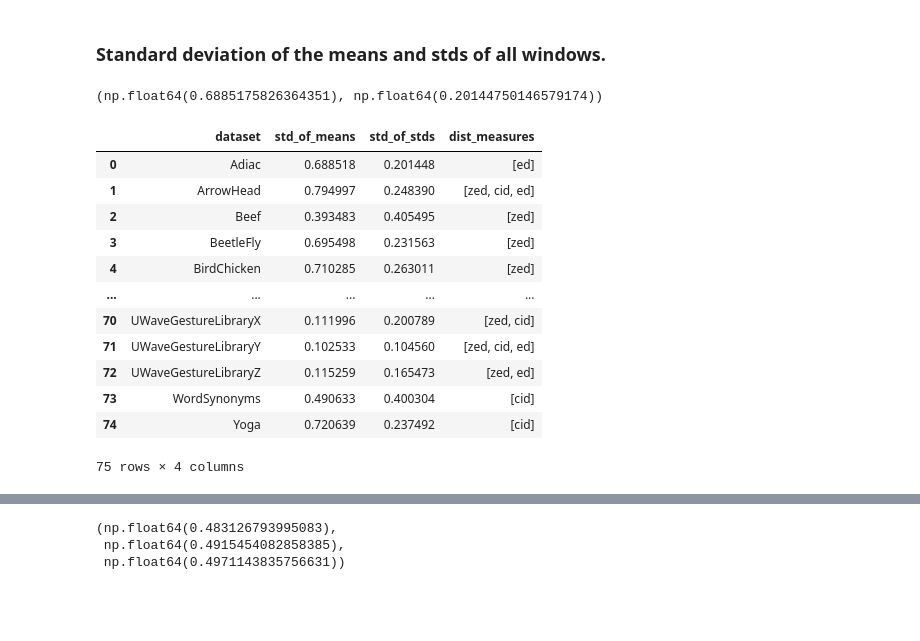
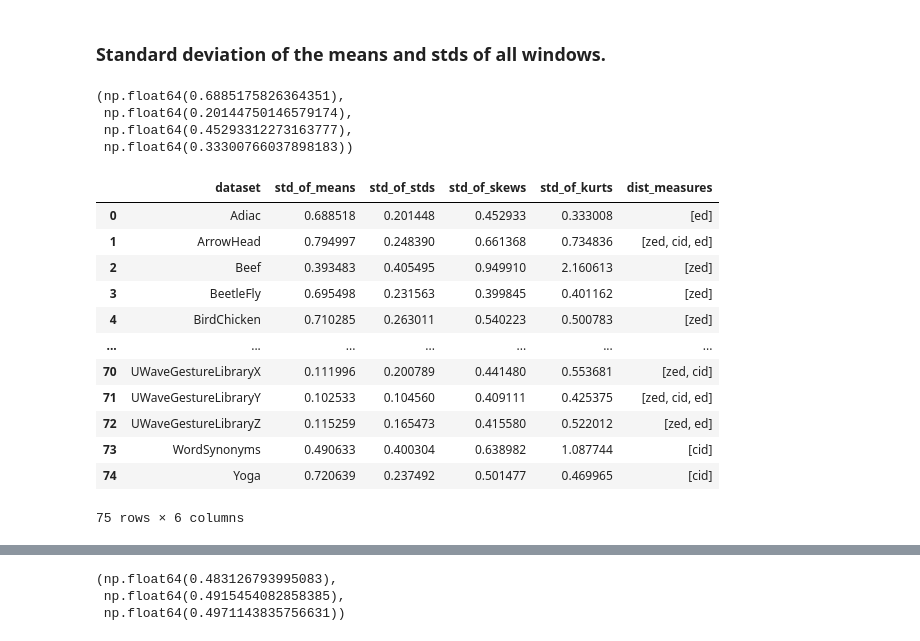
Before and after one commit to JaasperK/oracle, a Jupyter notebook: notebooks/oracle.ipynb, the cells around one changed output, grey strips where cells are left out. Cells and saved outputs as stored; diff of their text form; code cells hidden in the pictures; blank space fills up the shorter version.

```diff
--- a/notebooks/oracle.ipynb
+++ b/notebooks/oracle.ipynb
@@ -336,38 +338,57 @@ def mean_std_spread(dataset, w_size):
 
     means = []
     stds = []
+    sks = []
+    kurts = []
     for i in range(len(nts) - w_size + 1):
         segment = nts[i:i + w_size]
         means.append(np.mean(segment))
         stds.append(np.std(segment))
+        sks.append(skew(segment))
+        kurts.append(kurtosis(segment))
 
-    return np.std(means), np.std(stds)
+    return np.std(means), np.std(stds), np.std(sks), np.std(kurts)
 
 mean_std_spread("Adiac", 10)
 # %% [output]
-(np.float64(0.6885175826364351), np.float64(0.20144750146579174))
+(np.float64(0.6885175826364351),
+ np.float64(0.20144750146579174),
+ np.float64(0.45293312273163777),
+ np.float64(0.33300766037898183))
 # %%
 mu_spreads = []
 o_spreads = []
+skew_spreads = []
+kurt_spreads = []
 for dataset in tssb_dataset_names:
     w_size = window_size(dataset)
-    mu_spread, o_spread = mean_std_spread(dataset, w_size)
+    mu_spread, o_spread, skew_spread, kurt_spread = mean_std_spread(dataset, w_size)
     mu_spreads.append(mu_spread)
     o_spreads.append(o_spread)
+    skew_spreads.append(skew_spread)
+    kurt_spreads.append(kurt_spread)
 
-spread = pd.DataFrame({"dataset" : tssb_dataset_names, "std_of_means" : mu_spreads, "std_of_stds" : o_spreads, "dist_measures" : t_oracle})
+spread = pd.DataFrame({
+    "dataset" : tssb_dataset_names,
+    "std_of_means" : mu_spreads,
+    "std_of_stds" : o_spreads,
+    "std_of_skews" : skew_spreads,
+    "std_of_kurts" : kurt_spreads,
+    "dist_measures" : t_oracle
+})
+
 spread
 # %% [output]
-|  | dataset | std_of_means | std_of_stds | dist_measures |
-| 0 | Adiac | 0.688518 | 0.201448 | [ed] |
-| 1 | ArrowHead | 0.794997 | 0.248390 | [zed, cid, ed] |
-| 2 | Beef | 0.393483 | 0.405495 | [zed] |
-| 3 | BeetleFly | 0.695498 | 0.231563 | [zed] |
-| 4 | BirdChicken | 0.710285 | 0.263011 | [zed] |
-| ... | ... | ... | ... | ... |
-| 70 | UWaveGestureLibraryX | 0.111996 | 0.200789 | [zed, cid] |
-| 71 | UWaveGestureLibraryY | 0.102533 | 0.104560 | [zed, cid, ed] |
-| 72 | UWaveGestureLibraryZ | 0.115259 | 0.165473 | [zed, ed] |
-| 73 | WordSynonyms | 0.490633 | 0.400304 | [cid] |
-| 74 | Yoga | 0.720639 | 0.237492 | [cid] |
+|  | dataset | std_of_means | std_of_stds | std_of_skews | std_of_kurts | dist_measures |
+| 0 | Adiac | 0.688518 | 0.201448 | 0.452933 | 0.333008 | [ed] |
+| 1 | ArrowHead | 0.794997 | 0.248390 | 0.661368 | 0.734836 | [zed, cid, ed] |
+| 2 | Beef | 0.393483 | 0.405495 | 0.949910 | 2.160613 | [zed] |
+| 3 | BeetleFly | 0.695498 | 0.231563 | 0.399845 | 0.401162 | [zed] |
+| 4 | BirdChicken | 0.710285 | 0.263011 | 0.540223 | 0.500783 | [zed] |
+| ... | ... | ... | ... | ... | ... | ... |
+| 70 | UWaveGestureLibraryX | 0.111996 | 0.200789 | 0.441480 | 0.553681 | [zed, cid] |
+| 71 | UWaveGestureLibraryY | 0.102533 | 0.104560 | 0.409111 | 0.425375 | [zed, cid, ed] |
+| 72 | UWaveGestureLibraryZ | 0.115259 | 0.165473 | 0.415580 | 0.522012 | [zed, ed] |
+| 73 | WordSynonyms | 0.490633 | 0.400304 | 0.638982 | 1.087744 | [cid] |
+| 74 | Yoga | 0.720639 | 0.237492 | 0.501477 | 0.469965 | [cid] |
-75 rows × 4 columns
+75 rows × 6 columns
```
Also changed, not shown: parts of 6 cells of this notebook.
